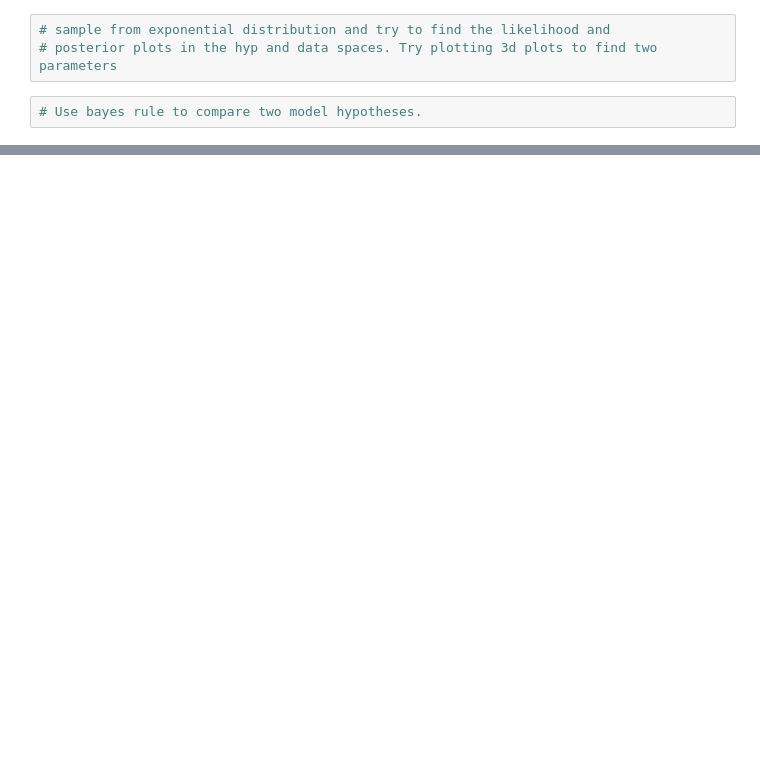
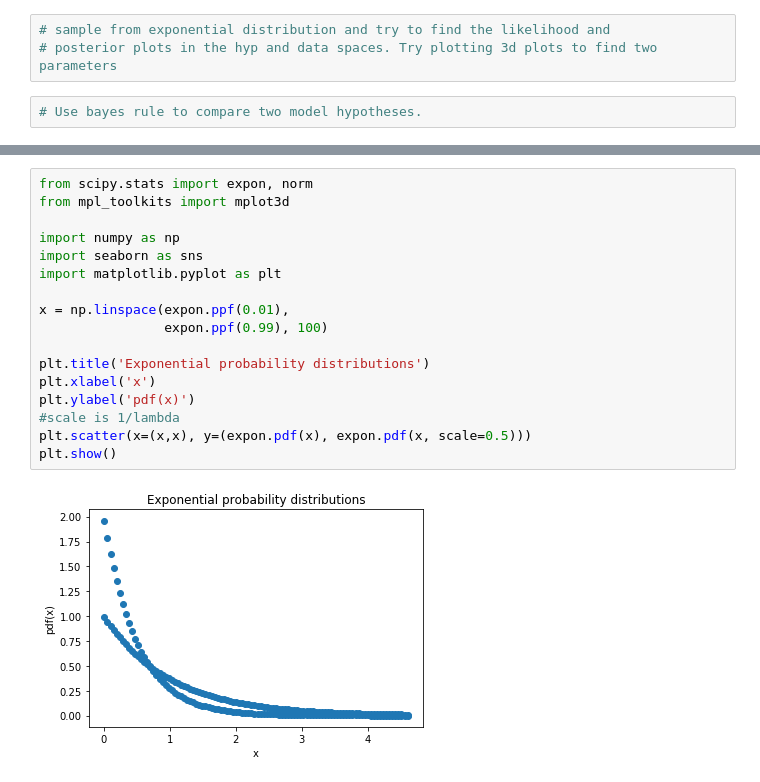
Before and after one commit to olwflynn/Learning, a Jupyter notebook: Bayesian learning - Decoders and Inference.ipynb, the cells around one changed output, grey strips where cells are left out. Drawn from its saved outputs; the diff is of its cells as text; blank space fills up the shorter version.

Commit message:
Update Bayesian learning - Decoders and Inference.ipynb
Finished first part of inference. Creating and plotting one and two variable likelihoods

```diff
--- a/Bayesian learning - Decoders and Inference.ipynb
+++ b/Bayesian learning - Decoders and Inference.ipynb
@@ -31,0 +14,19 @@ bayes = Bayesian()
+# %%
+from scipy.stats import expon, norm
+from mpl_toolkits import mplot3d
+
+import numpy as np
+import seaborn as sns
+import matplotlib.pyplot as plt
+
+x = np.linspace(expon.ppf(0.01),
+                expon.ppf(0.99), 100)
+
+plt.title('Exponential probability distributions')
+plt.xlabel('x')
+plt.ylabel('pdf(x)')
+#scale is 1/lambda
+plt.scatter(x=(x,x), y=(expon.pdf(x), expon.pdf(x, scale=0.5)))
+plt.show()
+# %% [output]
+[figure, added]
```
Also changed, not shown: parts of 17 cells of this notebook.
